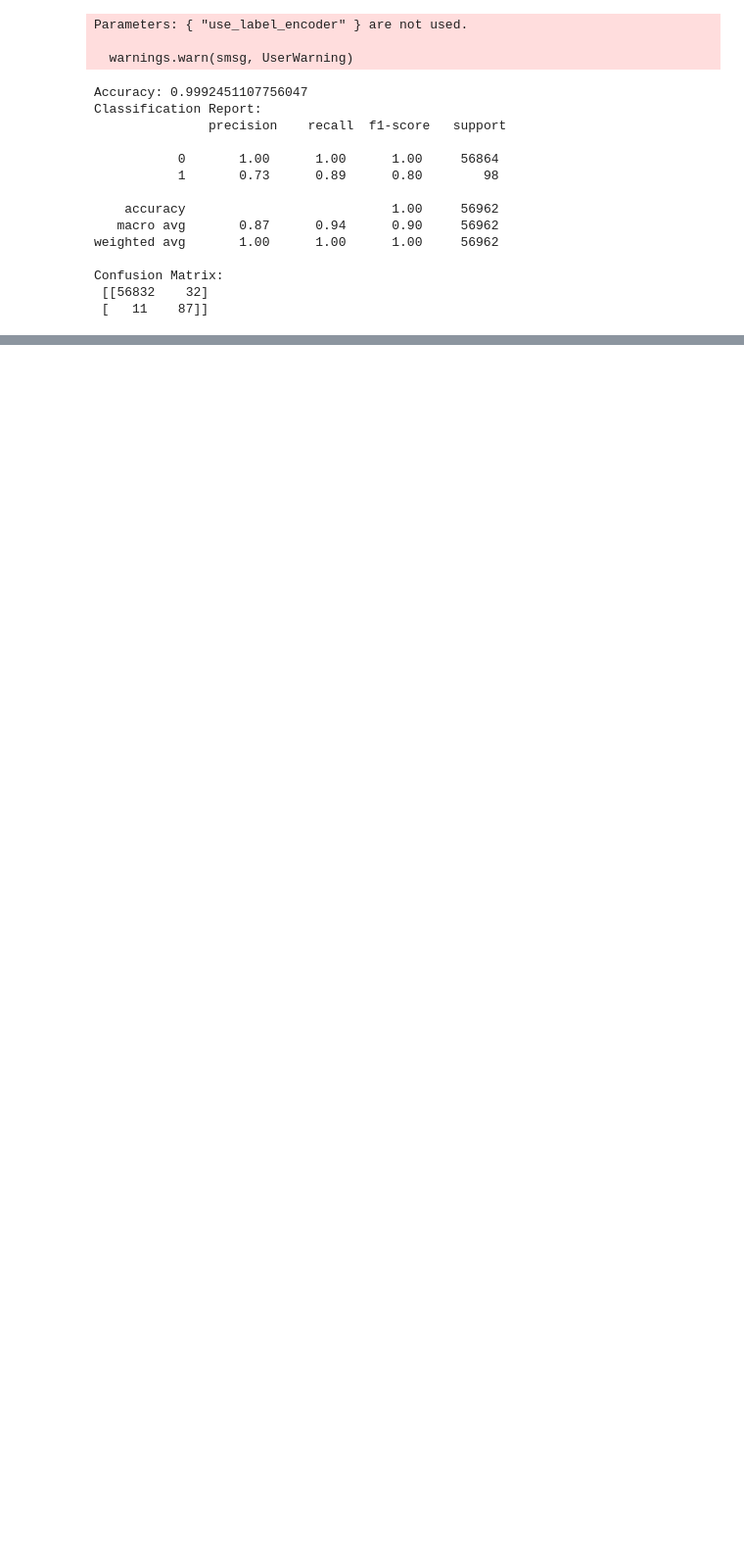
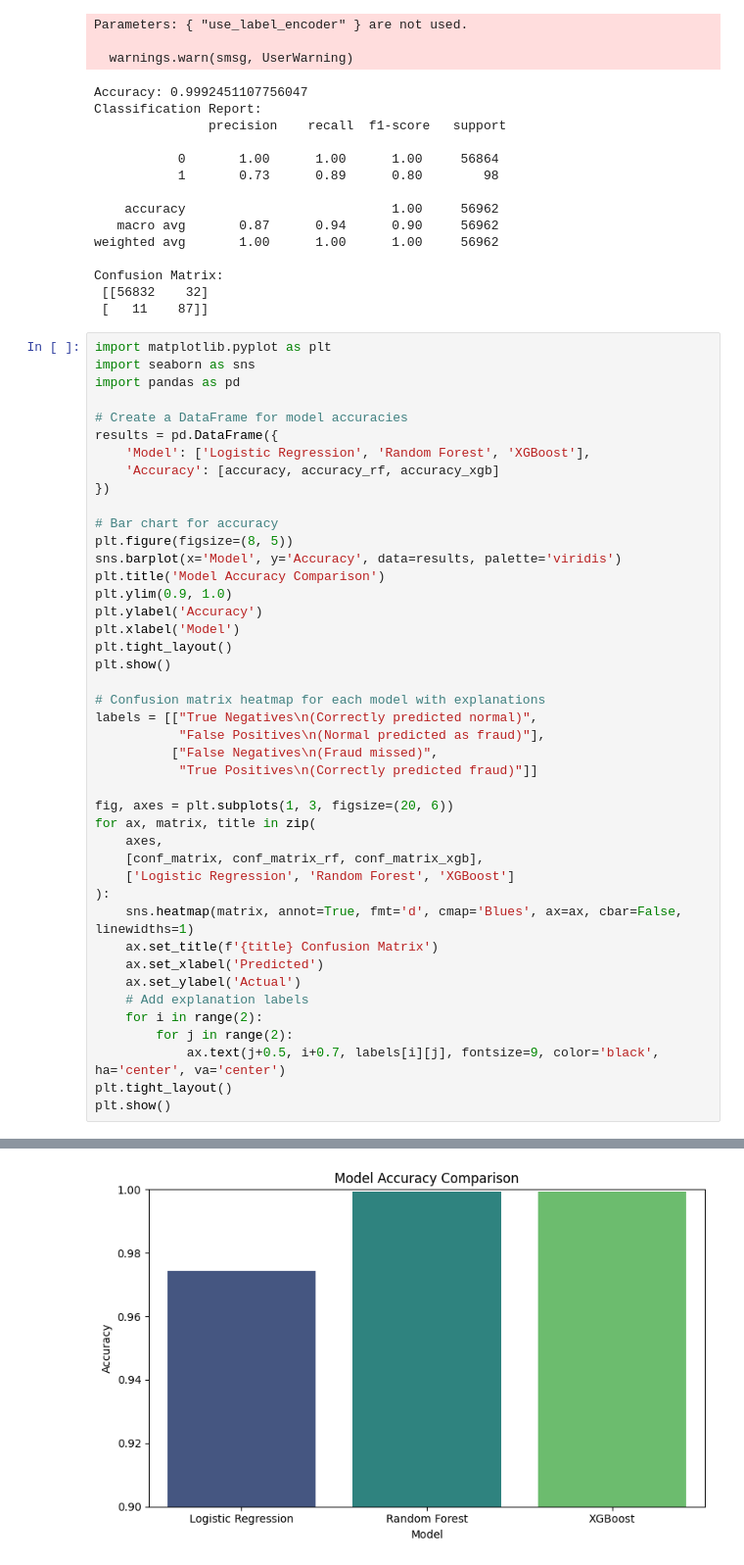
Before and after one commit to huzaifa776/Credit-Card-Fraud-Detection, a Jupyter notebook: model.ipynb, the cells around one changed output, grey strips where cells are left out. Shown at 98% size. Cells and saved outputs as stored; diff of their text form; blank space fills up the shorter version.

```diff
--- a/model.ipynb
+++ b/model.ipynb
@@ -149,3 +149,47 @@ weighted avg       1.00      1.00      1.00     56962
 Confusion Matrix:
  [[56832    32]
  [   11    87]]
+# %%
+import matplotlib.pyplot as plt
+import seaborn as sns
+import pandas as pd
+
+# Create a DataFrame for model accuracies
+results = pd.DataFrame({
+    'Model': ['Logistic Regression', 'Random Forest', 'XGBoost'],
+    'Accuracy': [accuracy, accuracy_rf, accuracy_xgb]
+})
+
+# Bar chart for accuracy
+plt.figure(figsize=(8, 5))
+sns.barplot(x='Model', y='Accuracy', data=results, palette='viridis')
+plt.title('Model Accuracy Comparison')
+plt.ylim(0.9, 1.0)
+plt.ylabel('Accuracy')
+plt.xlabel('Model')
+plt.tight_layout()
+plt.show()
+
+# Confusion matrix heatmap for each model with explanations
+labels = [["True Negatives\n(Correctly predicted normal)",
+           "False Positives\n(Normal predicted as fraud)"],
+          ["False Negatives\n(Fraud missed)",
+           "True Positives\n(Correctly predicted fraud)"]]
+
+fig, axes = plt.subplots(1, 3, figsize=(20, 6))
+for ax, matrix, title in zip(
+    axes,
+    [conf_matrix, conf_matrix_rf, conf_matrix_xgb],
+    ['Logistic Regression', 'Random Forest', 'XGBoost']
+):
+    sns.heatmap(matrix, annot=True, fmt='d', cmap='Blues', ax=ax, cbar=False, linewidths=1)
+    ax.set_title(f'{title} Confusion Matrix')
+    ax.set_xlabel('Predicted')
+    ax.set_ylabel('Actual')
+    # Add explanation labels
+    for i in range(2):
+        for j in range(2):
+            ax.text(j+0.5, i+0.7, labels[i][j], fontsize=9, color='black', ha='center', va='center')
+plt.tight_layout()
+plt.show()
+# %% [output]
@@ -151,0 +199 @@ Confusion Matrix:
+[figure, added]
```
Also changed, not shown: parts of 2 cells of this notebook.
